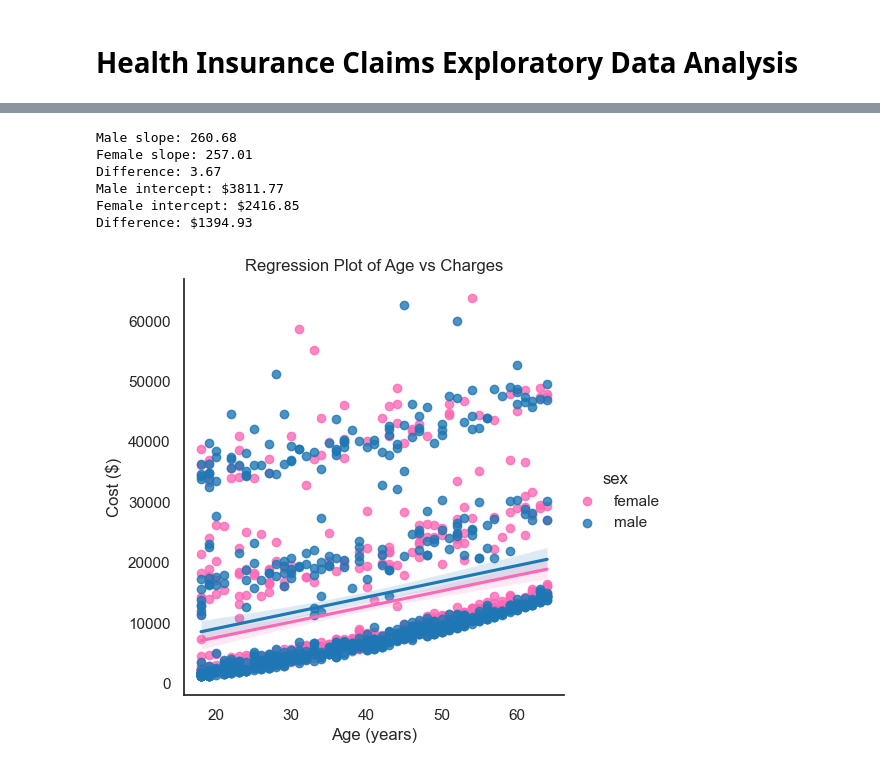
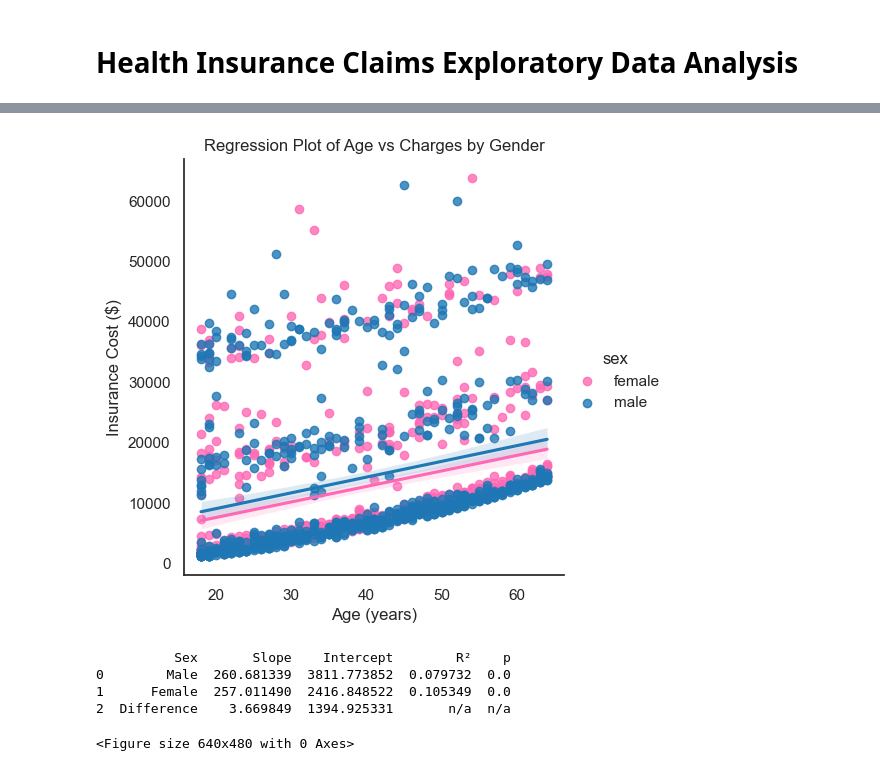
Before and after one commit to DaeJens/Health_Insurance_Project, a Jupyter notebook: HealthInsuranceEDA.ipynb, the cells around one changed output, grey strips where cells are left out. Drawn from its saved outputs; the diff is of its cells as text; code cells hidden in the pictures.

```diff
--- a/HealthInsuranceEDA.ipynb
+++ b/HealthInsuranceEDA.ipynb
@@ -89,39 +153,45 @@ Text(11.750000000000002, 0.5, 'Cost ($)')
 # %%
 # Separate data by sex
 male_data = insurance_csv[insurance_csv['sex'] == 'male']
 female_data = insurance_csv[insurance_csv['sex'] == 'female']
 
 # Fit regression models
 male_model = LinearRegression()
 female_model = LinearRegression()
 
 male_model.fit(male_data[['age']], male_data['charges'])
 female_model.fit(female_data[['age']], female_data['charges'])
 
+male_r_sq = male_model.score(male_data[['age']], male_data['charges'])
+female_r_sq = female_model.score(female_data[['age']], female_data['charges'])
+
 # Get slopes and y-intercepts
 male_slope = male_model.coef_[0]
 male_intercept = male_model.intercept_
 female_slope = female_model.coef_[0]
 female_intercept = female_model.intercept_
 
 # Plot
 sns.lmplot(x='age', y='charges', data=insurance_csv, fit_reg=True, hue='sex', palette={'male': '#1f77b4', 'female': '#ff69b4'})
-plt.title('Regression Plot of Age vs Charges')
+plt.title('Regression Plot of Age vs Charges by Gender')
 plt.xlabel('Age (years)')
-plt.ylabel('Cost ($)')
+plt.ylabel('Insurance Cost ($)')
+plt.show()
+plt.clf()
 
-print(f"Male slope: {male_slope:.2f}")
-print(f"Female slope: {female_slope:.2f}")
-print(f"Difference: {abs(male_slope - female_slope):.2f}")
+results = pd.DataFrame({
+    'Sex': ['Male', 'Female', 'Difference'],
+    'Slope': [male_slope, female_slope, (abs(male_slope - female_slope))],
+    'Intercept': [male_intercept, female_intercept, (abs(male_intercept - female_intercept))],
+    'R²': [male_r_sq, female_r_sq, 'n/a'],
+    'p': [(stats.linregress(male_data['age'], male_data['charges']).pvalue), (stats.linregress(female_data['age'], female_data['charges']).pvalue), 'n/a']
+})
 
-print(f"Male intercept: ${male_intercept:.2f}")
-print(f"Female intercept: ${female_intercept:.2f}")
-print(f"Difference: ${abs(male_intercept - female_intercept):.2f}")
+print(results)
 # %% [output]
+[figure, new version]
-Male slope: 260.68
-Female slope: 257.01
-Difference: 3.67
-Male intercept: $3811.77
-Female intercept: $2416.85
-Difference: $1394.93
+          Sex       Slope    Intercept        R²    p
+0        Male  260.681339  3811.773852  0.079732  0.0
+1      Female  257.011490  2416.848522  0.105349  0.0
+2  Difference    3.669849  1394.925331       n/a  n/a
-[figure, old version]
+<Figure size 640x480 with 0 Axes>
```
Also changed, not shown: parts of 23 cells of this notebook.
